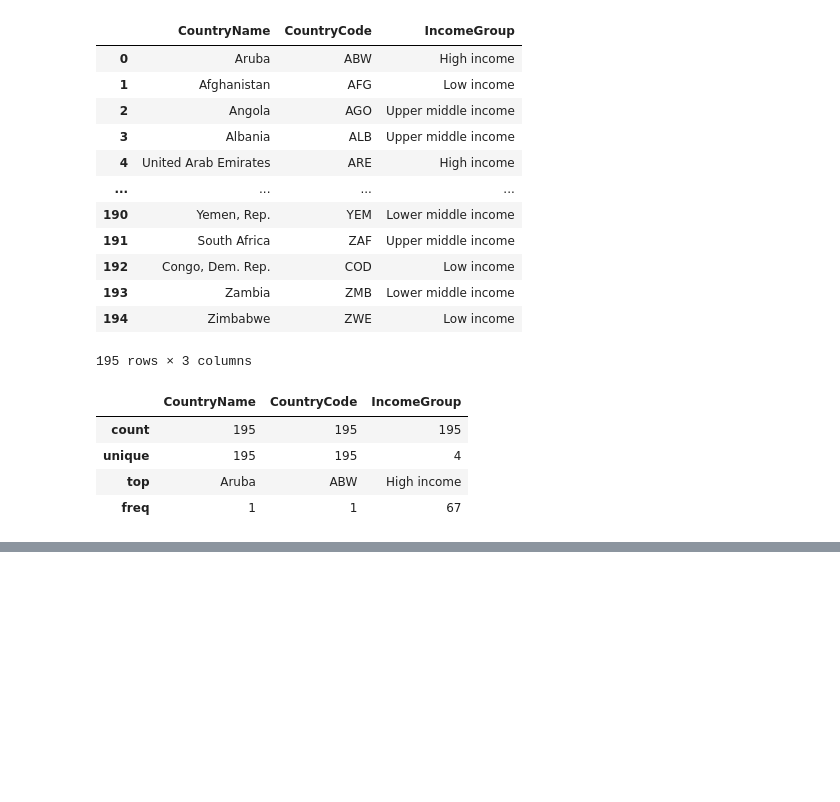
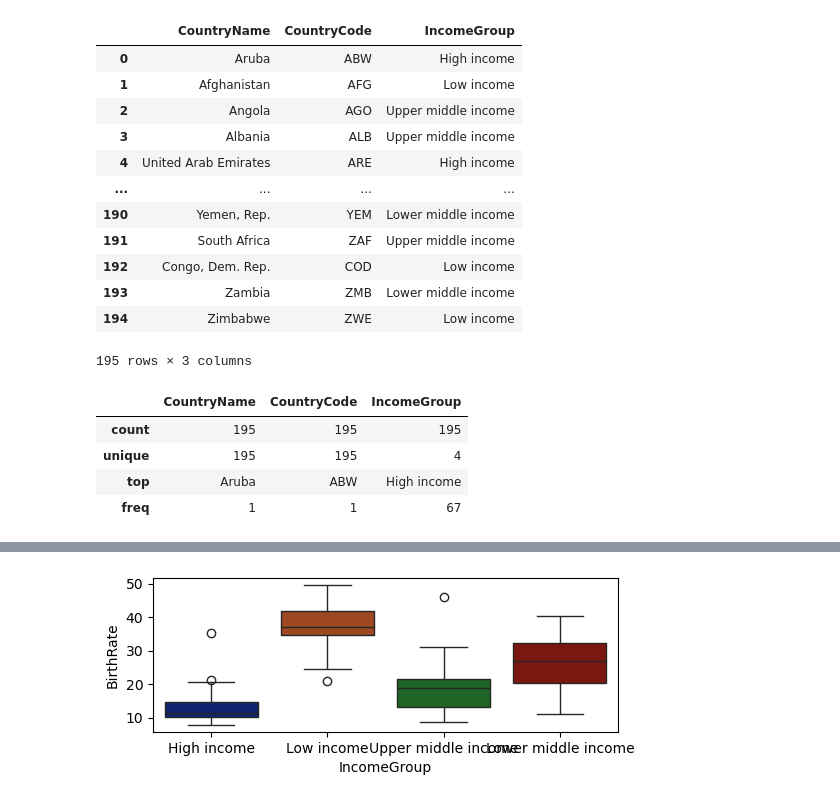
Before and after one commit to krishna0633/6-months, a Jupyter notebook: Gdp analysis.ipynb, the cells around one changed output, grey strips where cells are left out. Drawn from its saved outputs; the diff is of its cells as text; code cells hidden in the pictures; blank space fills up the shorter version.

```diff
--- a/Gdp analysis.ipynb
+++ b/Gdp analysis.ipynb
@@ -287,0 +715,6 @@ df_cat.describe()
+# %%
+# Box Plots:
+vis4 = sns.boxplot(data = df, x="IncomeGroup", y='BirthRate', palette="dark") #bi_variate analysis
+plt.show()
+# %% [output]
+[figure, added]
```
Also changed, not shown: parts of 54 cells of this notebook.
